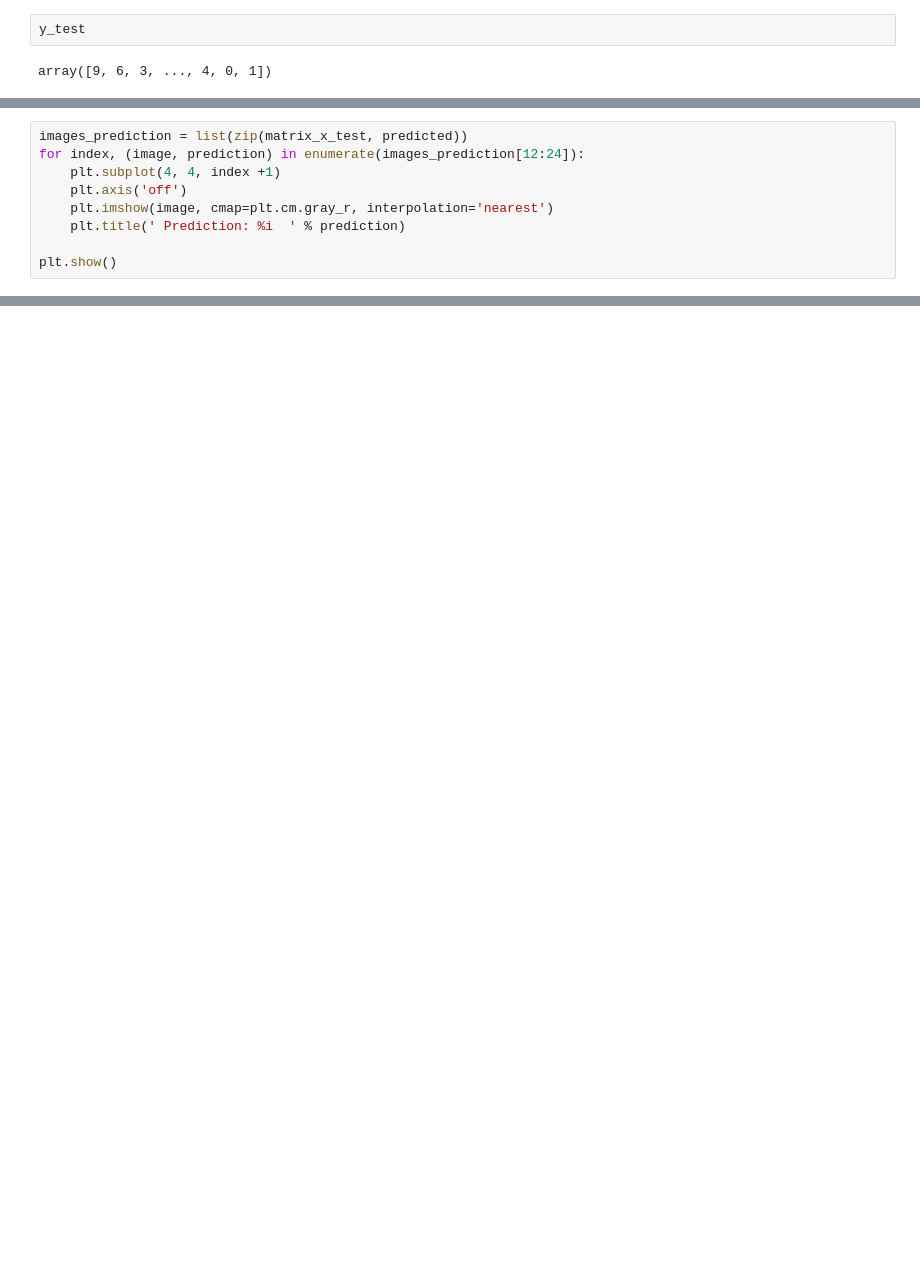
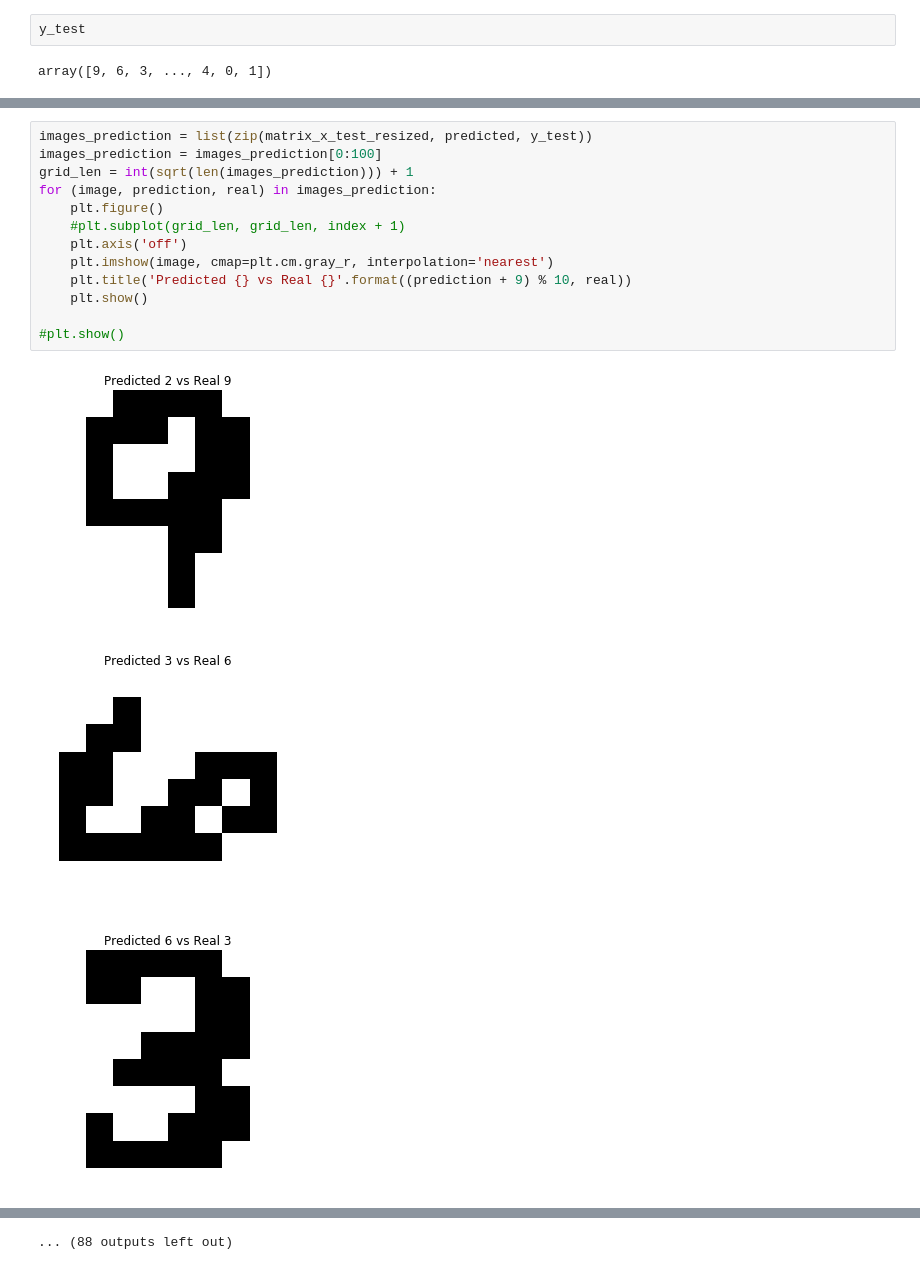
Before and after one commit to JoaoRacedo/AI_Classifiers, a Jupyter notebook: Zip_code.ipynb, the cells around one changed output, grey strips where cells are left out. Cells and saved outputs as stored; diff of their text form; blank space fills up the shorter version.

```diff
--- a/Zip_code.ipynb
+++ b/Zip_code.ipynb
@@ -308,9 +417,17 @@ plt.setp(ax.get_xticklabels(), rotation=0, ha="right", rotation_mode="anchor");
 # %%
-images_prediction = list(zip(matrix_x_test, predicted))
-for index, (image, prediction) in enumerate(images_prediction[12:24]):
-    plt.subplot(4, 4, index +1)
+images_prediction = list(zip(matrix_x_test_resized, predicted, y_test))
+images_prediction = images_prediction[0:100]
+grid_len = int(sqrt(len(images_prediction))) + 1
+for (image, prediction, real) in images_prediction:
+    plt.figure()
+    #plt.subplot(grid_len, grid_len, index + 1)
     plt.axis('off')
     plt.imshow(image, cmap=plt.cm.gray_r, interpolation='nearest')
-    plt.title(' Prediction: %i  ' % prediction)
+    plt.title('Predicted {} vs Real {}'.format((prediction + 9) % 10, real))
+    plt.show()
 
-plt.show()
+#plt.show()
+# %% [output]
+[figure, added]
+[figure, added]
+[figure, added]
@@ -316,0 +443 @@ plt.show()
+... (88 outputs left out)
```
Also changed, not shown: parts of 24 cells of this notebook.
